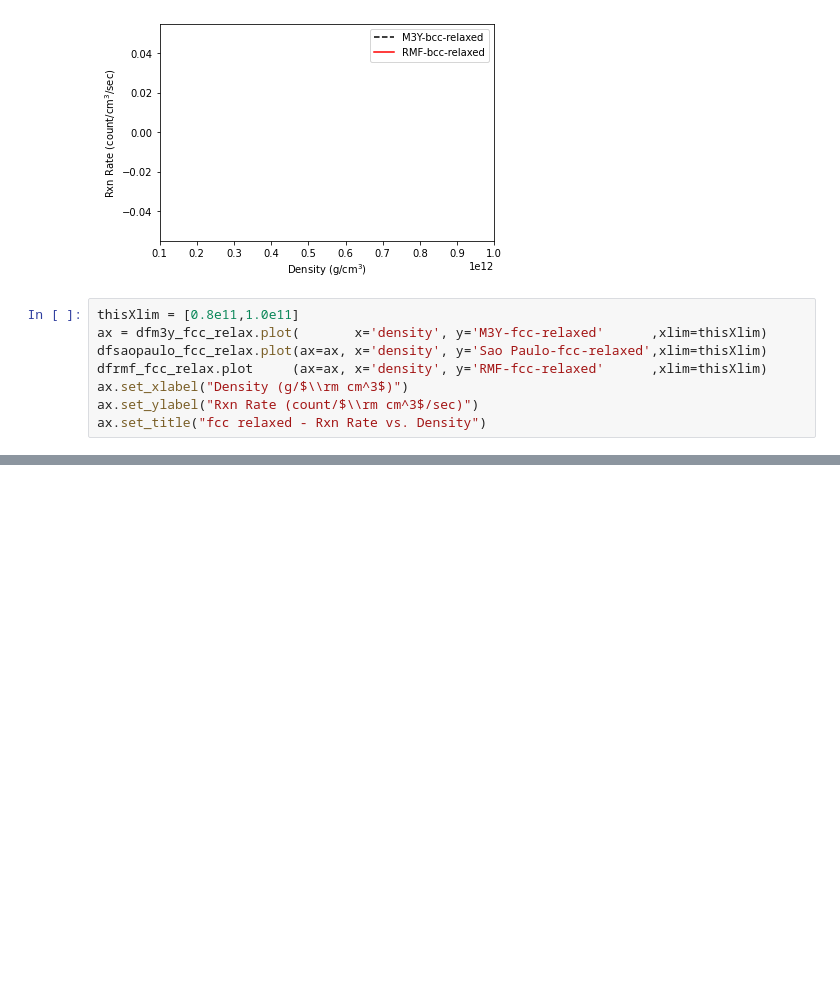
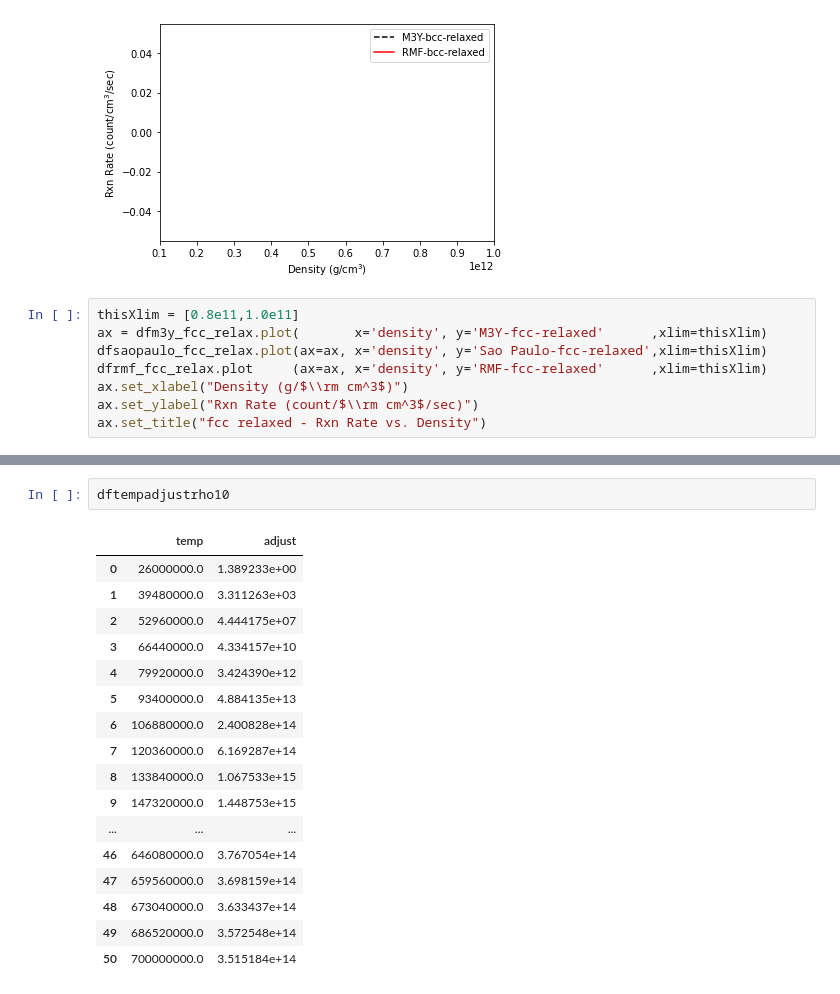
Before and after one commit to joehellmers/pycnocalc, a Jupyter notebook: notebooks/Generate Graphs-For Book Chapter.ipynb, the cells around one changed output, grey strips where cells are left out. Saved outputs shown, nothing was run; the diff lists cells and outputs as text; blank space fills up the shorter version.

```diff
--- a/notebooks/Generate Graphs-For Book Chapter.ipynb
+++ b/notebooks/Generate Graphs-For Book Chapter.ipynb
@@ -104,0 +97,20 @@ dfm3y_bcc_relax
+# %%
+dftempadjustrho10
+# %% [output]
+|  | temp | adjust |
+| 0 | 26000000.0 | 1.389233e+00 |
+| 1 | 39480000.0 | 3.311263e+03 |
+| 2 | 52960000.0 | 4.444175e+07 |
+| 3 | 66440000.0 | 4.334157e+10 |
+| 4 | 79920000.0 | 3.424390e+12 |
+| 5 | 93400000.0 | 4.884135e+13 |
+| 6 | 106880000.0 | 2.400828e+14 |
+| 7 | 120360000.0 | 6.169287e+14 |
+| 8 | 133840000.0 | 1.067533e+15 |
+| 9 | 147320000.0 | 1.448753e+15 |
+| ... | ... | ... |
+| 46 | 646080000.0 | 3.767054e+14 |
+| 47 | 659560000.0 | 3.698159e+14 |
+| 48 | 673040000.0 | 3.633437e+14 |
+| 49 | 686520000.0 | 3.572548e+14 |
+| 50 | 700000000.0 | 3.515184e+14 |
```
Also changed, not shown: parts of 7 cells of this notebook, 1 other file.
